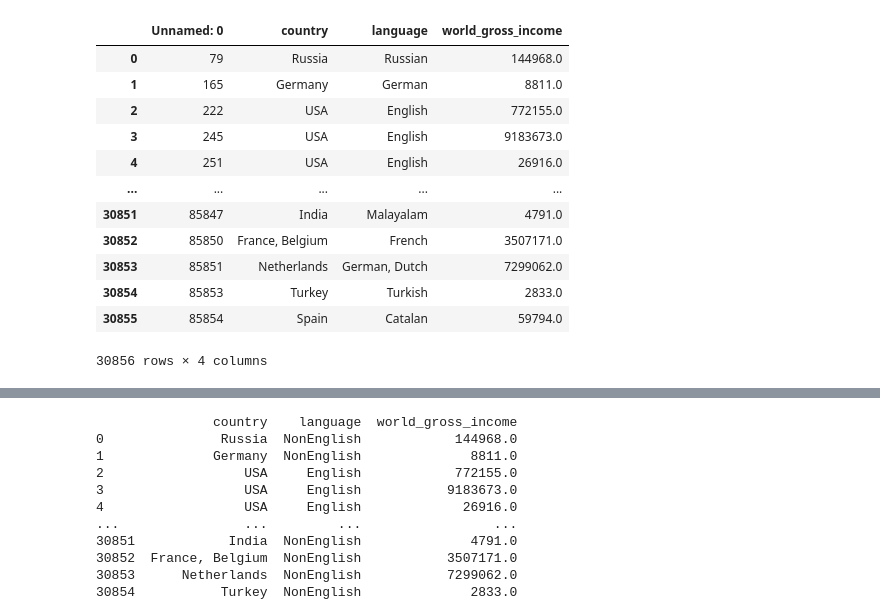
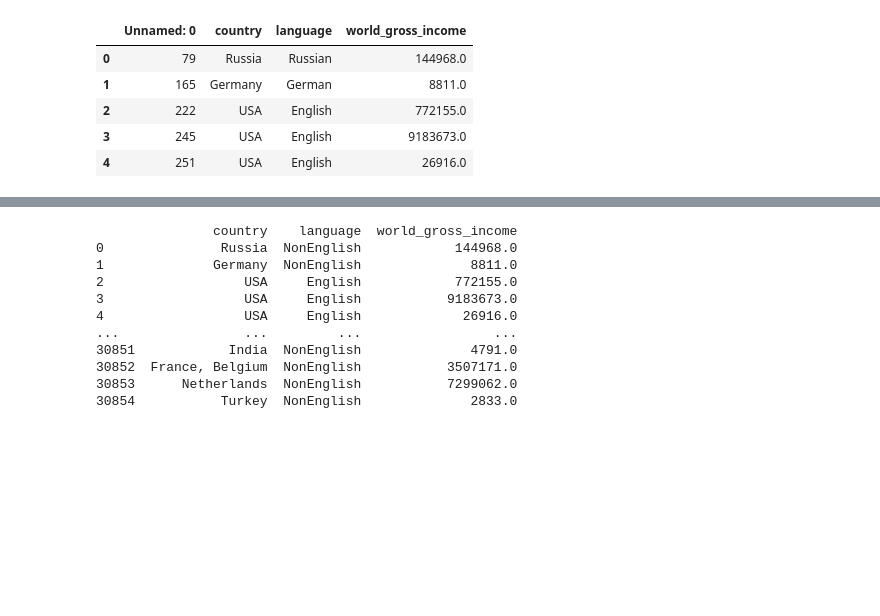
Before and after one commit to eliot1335/Final-Project, a Jupyter notebook: Models_Cora_Linear_Regression.ipynb, the cells around one changed output, grey strips where cells are left out. Drawn from its saved outputs; the diff is of its cells as text; code cells hidden in the pictures; blank space fills up the shorter version.

```diff
--- a/Models_Cora_Linear_Regression.ipynb
+++ b/Models_Cora_Linear_Regression.ipynb
@@ -11,21 +11,14 @@ import pandas as pd
 # %%
 #Read in csv file that has gone through the ETL process
 ml_movies=pd.read_csv("Resource/IMDB_cora.csv")
-ml_movies
+ml_movies.head()
 # %% [output]
 |  | Unnamed: 0 | country | language | world_gross_income |
 | 0 | 79 | Russia | Russian | 144968.0 |
 | 1 | 165 | Germany | German | 8811.0 |
 | 2 | 222 | USA | English | 772155.0 |
 | 3 | 245 | USA | English | 9183673.0 |
 | 4 | 251 | USA | English | 26916.0 |
-| ... | ... | ... | ... | ... |
-| 30851 | 85847 | India | Malayalam | 4791.0 |
-| 30852 | 85850 | France, Belgium | French | 3507171.0 |
-| 30853 | 85851 | Netherlands | German, Dutch | 7299062.0 |
-| 30854 | 85853 | Turkey | Turkish | 2833.0 |
-| 30855 | 85854 | Spain | Catalan | 59794.0 |
-30856 rows × 4 columns
 # %%
 #Remove the extra column "Unnamed: 0"
 ml_movies= ml_movies.drop("Unnamed: 0", axis=1)
```
Also changed, not shown: parts of 10 cells of this notebook, 4 other files.
